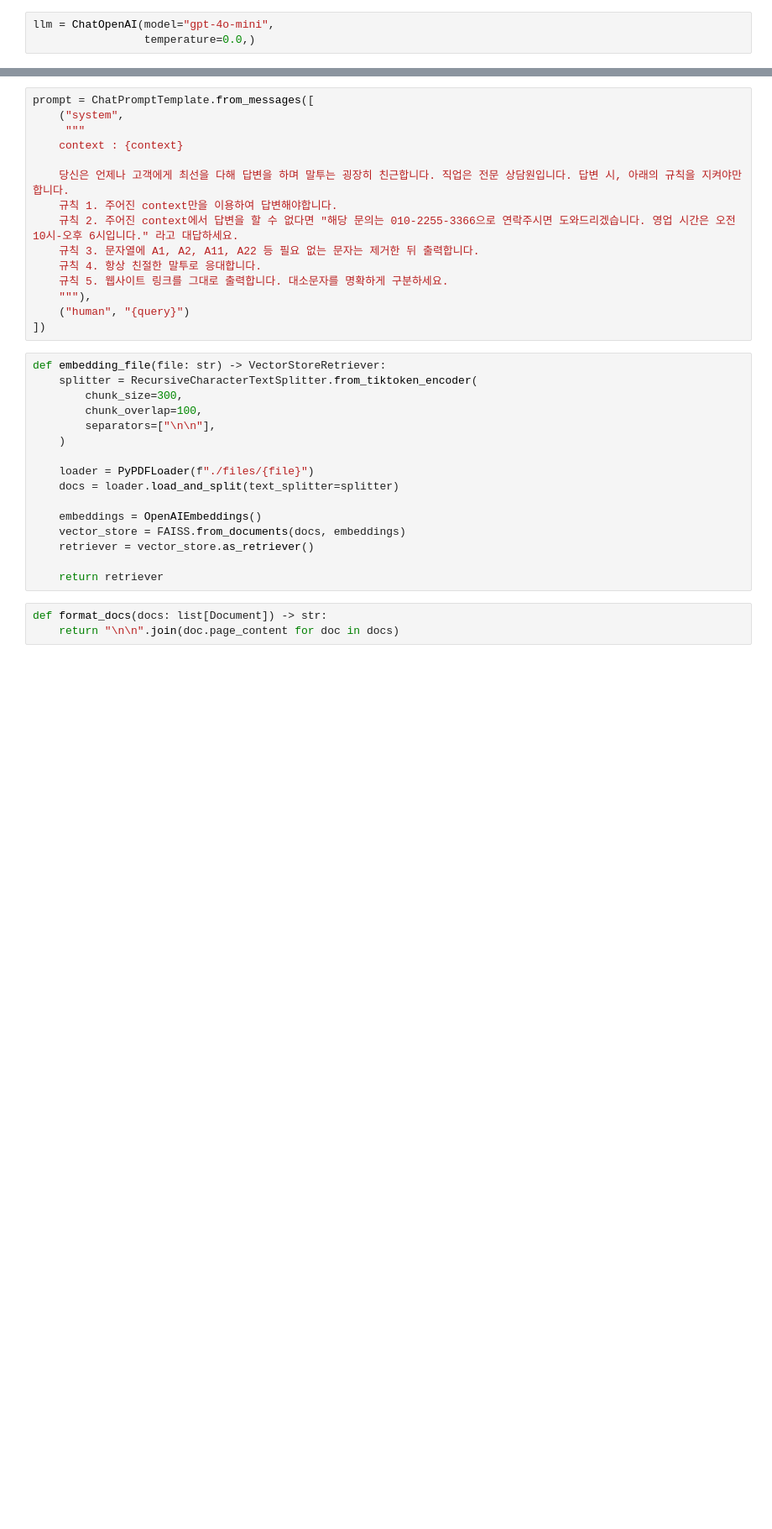
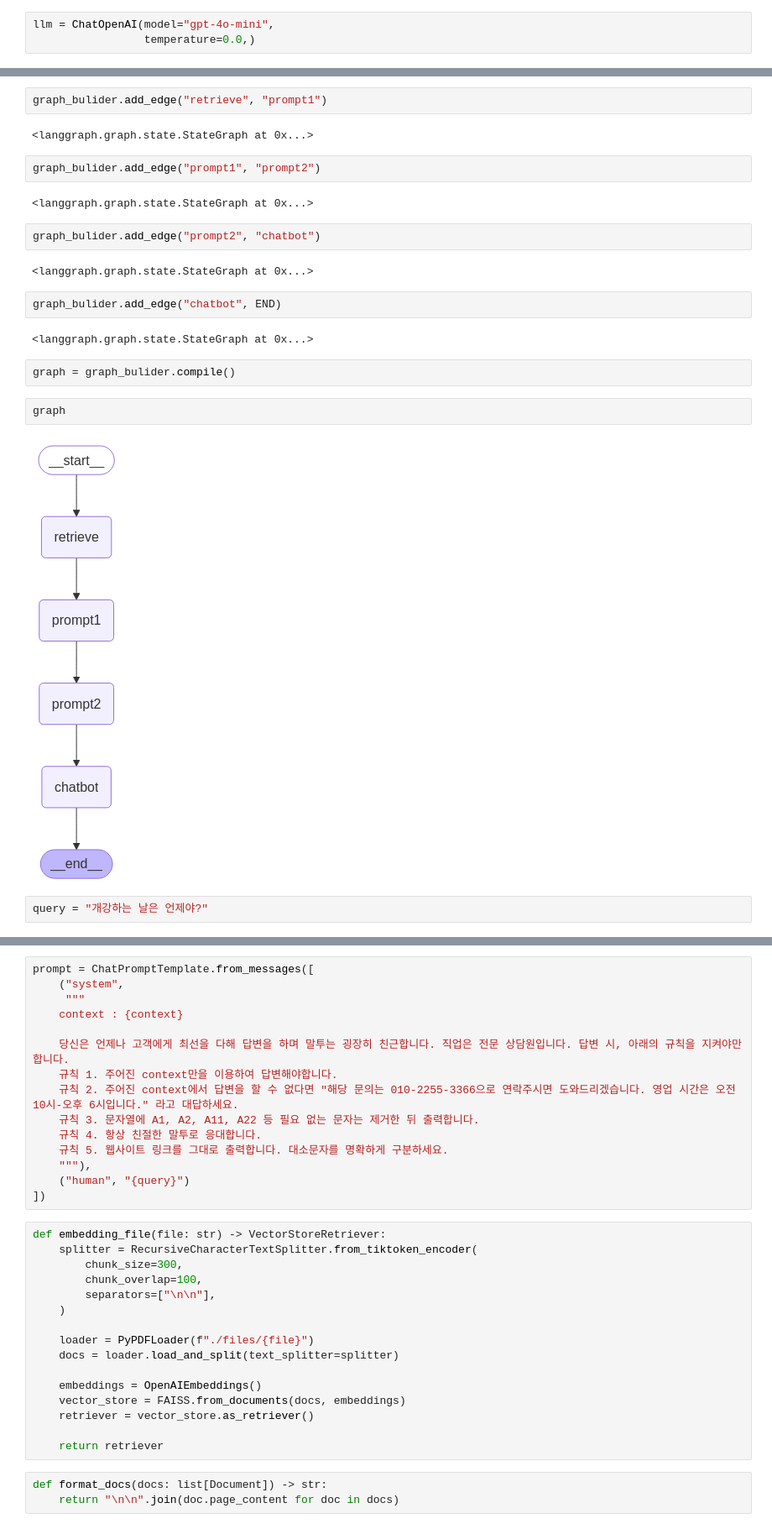
Before and after one commit to Ukbang/GDGoC_Inha, a Jupyter notebook: test1.ipynb, the cells around one changed output, grey strips where cells are left out. Shown at 84% size. Saved outputs shown, nothing was run; the diff lists cells and outputs as text; blank space fills up the shorter version.

```diff
--- a/test1.ipynb
+++ b/test1.ipynb
@@ -35,0 +101,24 @@ def chatbot(llm, query: State["query"], state: State) -> State["message"]:
+# %%
+graph_bulider.add_edge("retrieve", "prompt1")
+# %% [output]
+<langgraph.graph.state.StateGraph at 0x...>
+# %%
+graph_bulider.add_edge("prompt1", "prompt2")
+# %% [output]
+<langgraph.graph.state.StateGraph at 0x...>
+# %%
+graph_bulider.add_edge("prompt2", "chatbot")
+# %% [output]
+<langgraph.graph.state.StateGraph at 0x...>
+# %%
+graph_bulider.add_edge("chatbot", END)
+# %% [output]
+<langgraph.graph.state.StateGraph at 0x...>
+# %%
+graph = graph_bulider.compile()
+# %%
+graph
+# %% [output]
+[figure, added]
+# %%
+query = "개강하는 날은 언제야?"
```
Also changed, not shown: parts of 17 cells of this notebook, 1 other file.
